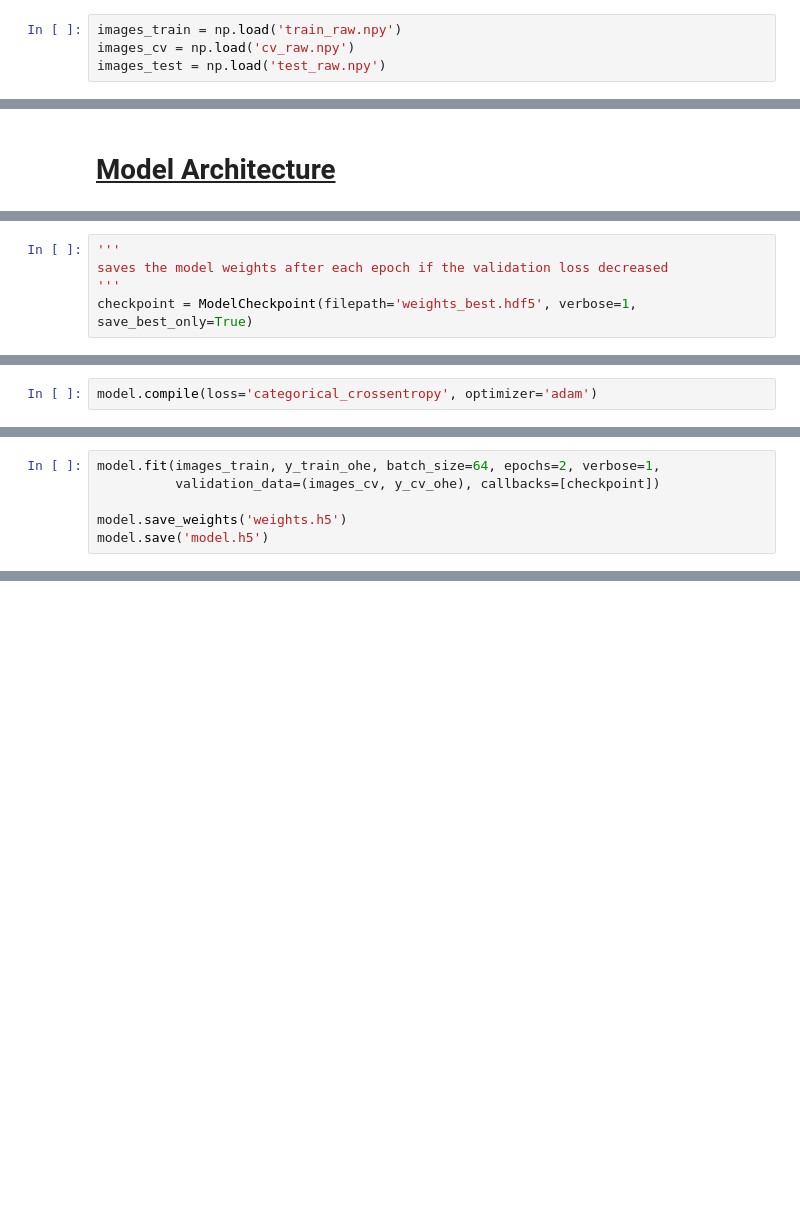
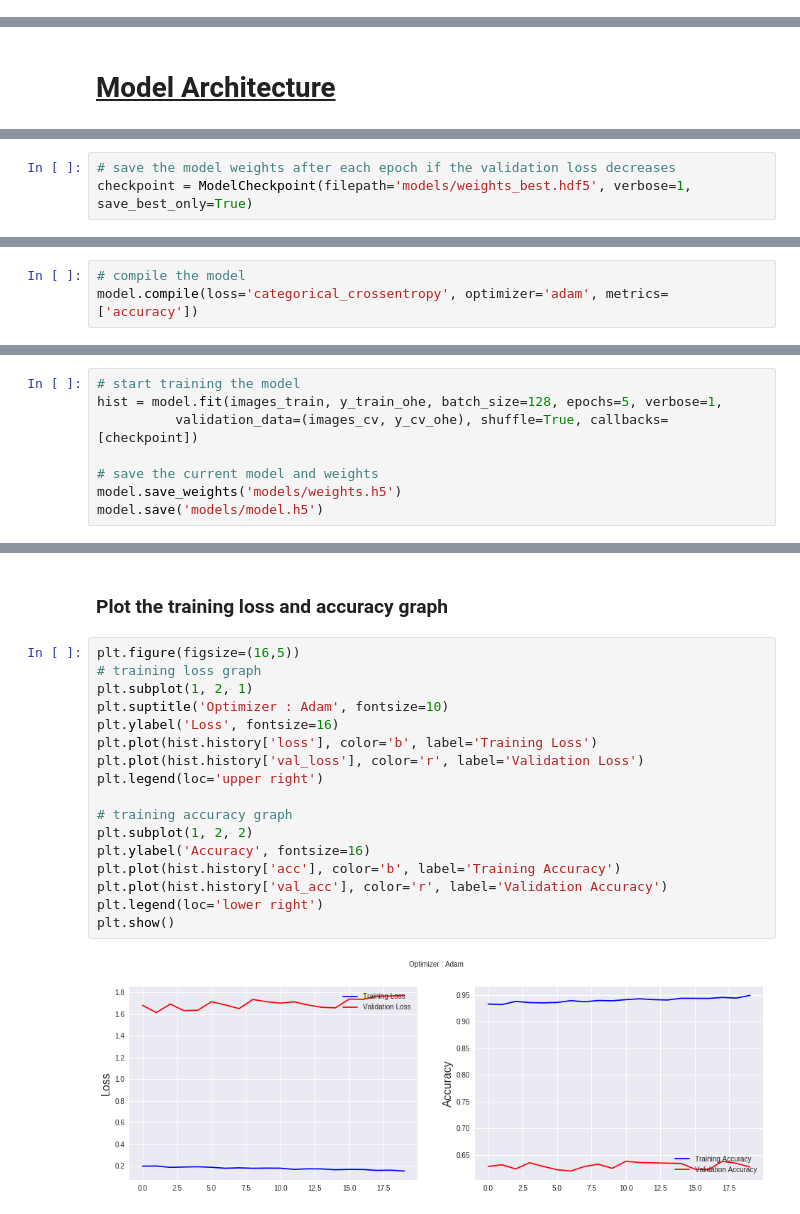
Before and after one commit to susantabiswas/realtime-facial-emotion-analyzer, a Jupyter notebook: facial Emotions.ipynb, the cells around one changed output, grey strips where cells are left out. Cells and saved outputs as stored; diff of their text form; blank space fills up the shorter version.

Commit message:
updated notebook used for training

```diff
--- a/facial Emotions.ipynb
+++ b/facial Emotions.ipynb
@@ -70,4 +60,0 @@ np.save('test_raw.npy', images_test)
-# %%
-images_train = np.load('train_raw.npy')
-images_cv = np.load('cv_raw.npy')
-images_test = np.load('test_raw.npy')
@@ -179,5 +163,3 @@ from keras.callbacks import ModelCheckpoint
 # %%
-'''
-saves the model weights after each epoch if the validation loss decreased
-'''
-checkpoint = ModelCheckpoint(filepath='weights_best.hdf5', verbose=1, save_best_only=True)
+# save the model weights after each epoch if the validation loss decreases
+checkpoint = ModelCheckpoint(filepath='models/weights_best.hdf5', verbose=1, save_best_only=True)
@@ -220,3 +244,4 @@ Non-trainable params: 0
 _________________________________________________________________
 # %%
-model.compile(loss='categorical_crossentropy', optimizer='adam')
+# compile the model
+model.compile(loss='categorical_crossentropy', optimizer='adam', metrics=['accuracy'])
@@ -223,8 +250,10 @@ model.compile(loss='categorical_crossentropy', optimizer='adam')
 # %%
-model.fit(images_train, y_train_ohe, batch_size=64, epochs=2, verbose=1,
-          validation_data=(images_cv, y_cv_ohe), callbacks=[checkpoint])
+# start training the model
+hist = model.fit(images_train, y_train_ohe, batch_size=128, epochs=5, verbose=1,
+          validation_data=(images_cv, y_cv_ohe), shuffle=True, callbacks=[checkpoint])
 
-model.save_weights('weights.h5')
-model.save('model.h5')
+# save the current model and weights
+model.save_weights('models/weights.h5')
+model.save('models/model.h5')
 # %% [output]
 Train on 28709 samples, validate on 3589 samples
@@ -232,0 +299,21 @@ KeyboardInterrupt:
+# %% [markdown]
+### Plot the training loss and accuracy graph
+# %%
+plt.figure(figsize=(16,5))
+# training loss graph
+plt.subplot(1, 2, 1)
+plt.suptitle('Optimizer : Adam', fontsize=10)
+plt.ylabel('Loss', fontsize=16)
+plt.plot(hist.history['loss'], color='b', label='Training Loss')
+plt.plot(hist.history['val_loss'], color='r', label='Validation Loss')
+plt.legend(loc='upper right')
+
+# training accuracy graph
+plt.subplot(1, 2, 2)
+plt.ylabel('Accuracy', fontsize=16)
+plt.plot(hist.history['acc'], color='b', label='Training Accuracy')
+plt.plot(hist.history['val_acc'], color='r', label='Validation Accuracy')
+plt.legend(loc='lower right')
+plt.show()
+# %% [output]
+[figure, added]
```
Also changed, not shown: parts of 38 cells of this notebook.
